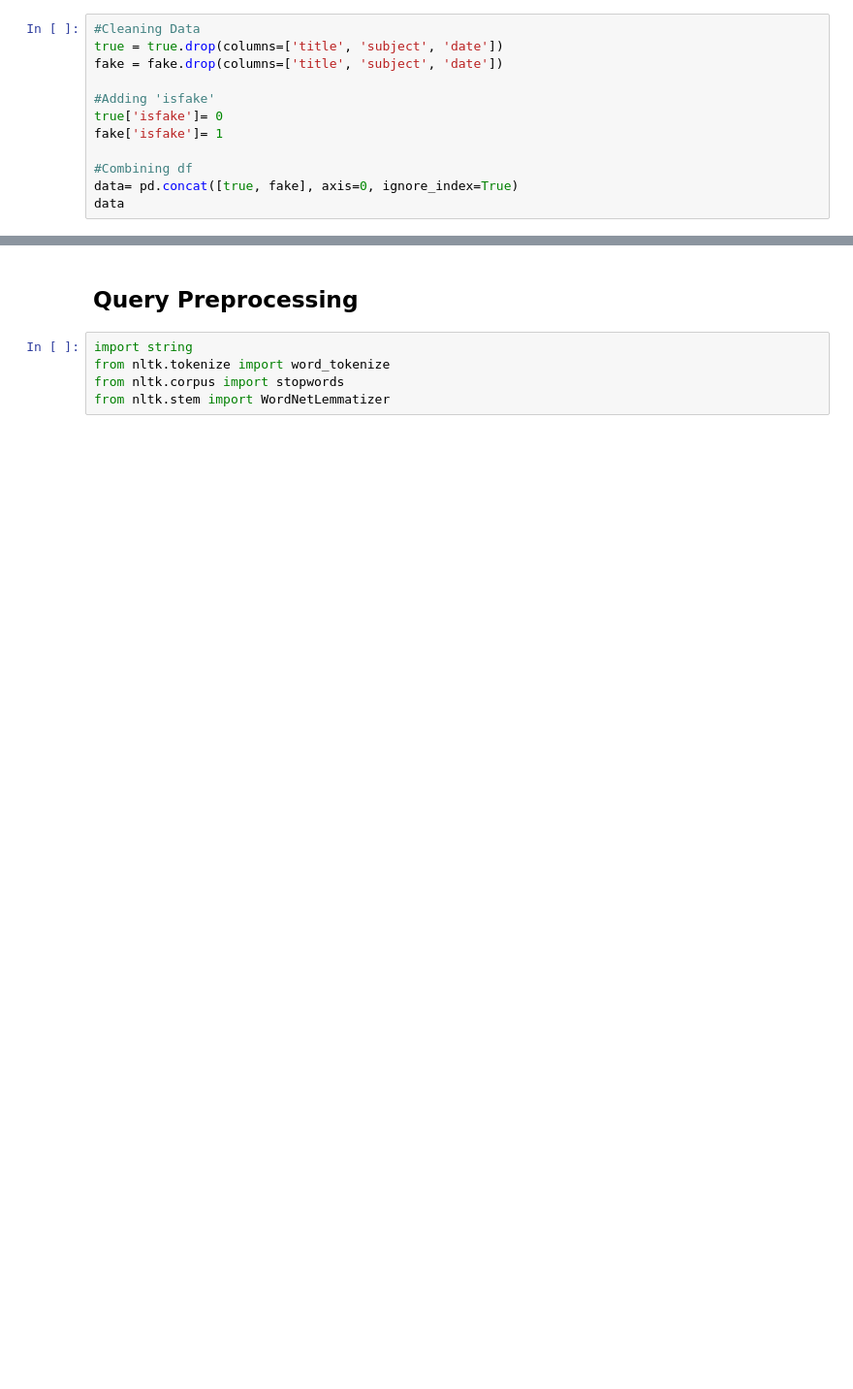
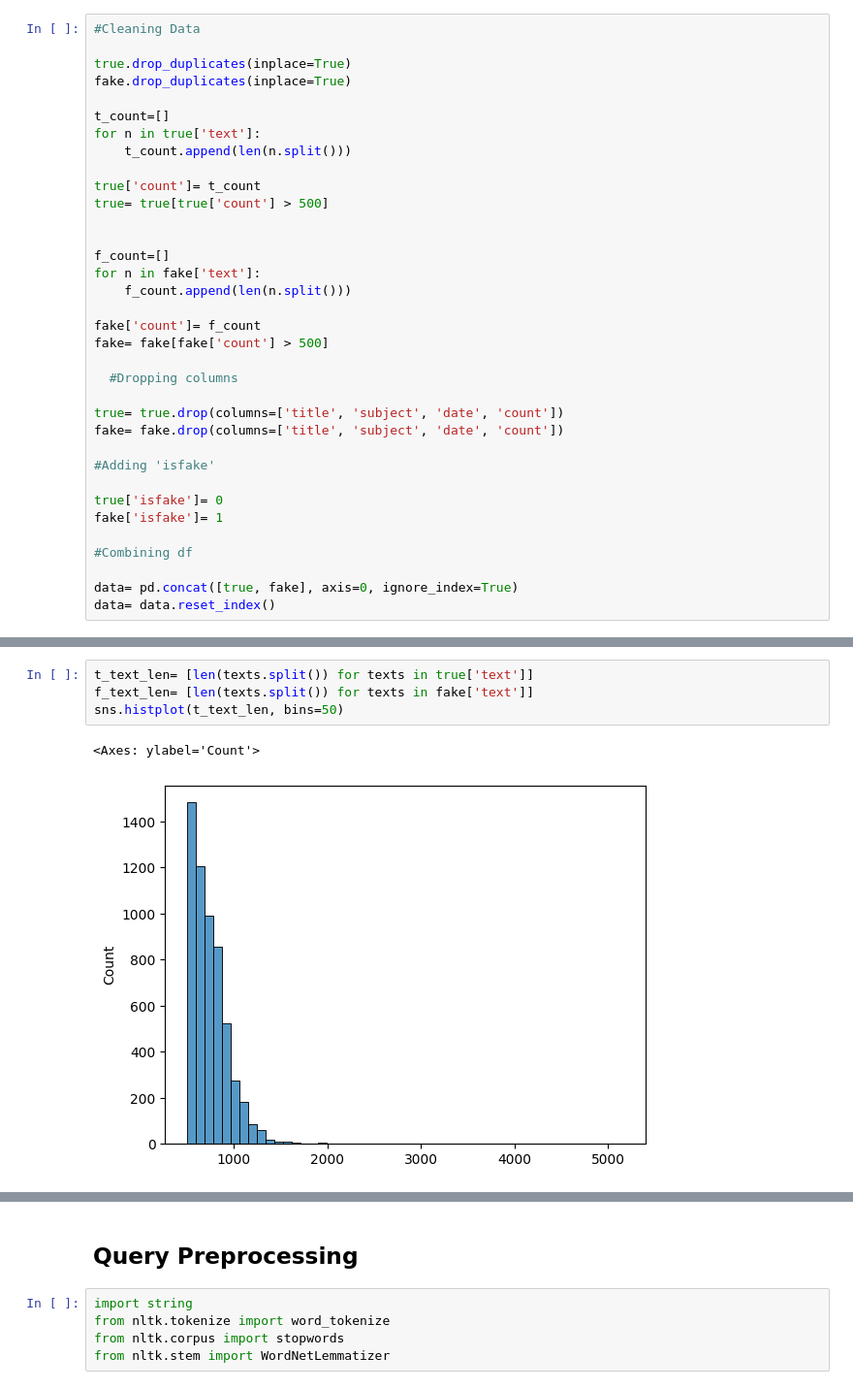
Before and after one commit to matt-ieraci/fake_news_detector, a Jupyter notebook: Notebooks/preprocessing_functions.ipynb, the cells around one changed output, grey strips where cells are left out. Shown at 97% size. Cells and saved outputs as stored; diff of their text form; blank space fills up the shorter version.

Commit message:
finialized cleaned data

```diff
--- a/Notebooks/preprocessing_functions.ipynb
+++ b/Notebooks/preprocessing_functions.ipynb
@@ -27,12 +17,35 @@ fake.head(5)
 # %%
 #Cleaning Data
-true = true.drop(columns=['title', 'subject', 'date'])
-fake = fake.drop(columns=['title', 'subject', 'date'])
+
+true.drop_duplicates(inplace=True)
+fake.drop_duplicates(inplace=True)
+
+t_count=[]
+for n in true['text']:
+    t_count.append(len(n.split()))
+
+true['count']= t_count
+true= true[true['count'] > 500]
+
+
+f_count=[]
+for n in fake['text']:
+    f_count.append(len(n.split()))
+
+fake['count']= f_count
+fake= fake[fake['count'] > 500]
+
+  #Dropping columns
+
+true= true.drop(columns=['title', 'subject', 'date', 'count'])
+fake= fake.drop(columns=['title', 'subject', 'date', 'count'])
 
 #Adding 'isfake'
+
 true['isfake']= 0
 fake['isfake']= 1
 
 #Combining df
+
 data= pd.concat([true, fake], axis=0, ignore_index=True)
-data
+data= data.reset_index()
@@ -52,0 +87,7 @@ data
+# %%
+t_text_len= [len(texts.split()) for texts in true['text']]
+f_text_len= [len(texts.split()) for texts in fake['text']]
+sns.histplot(t_text_len, bins=50)
+# %% [output]
+<Axes: ylabel='Count'>
+[figure, added]
```
Also changed, not shown: parts of 44 cells of this notebook.
